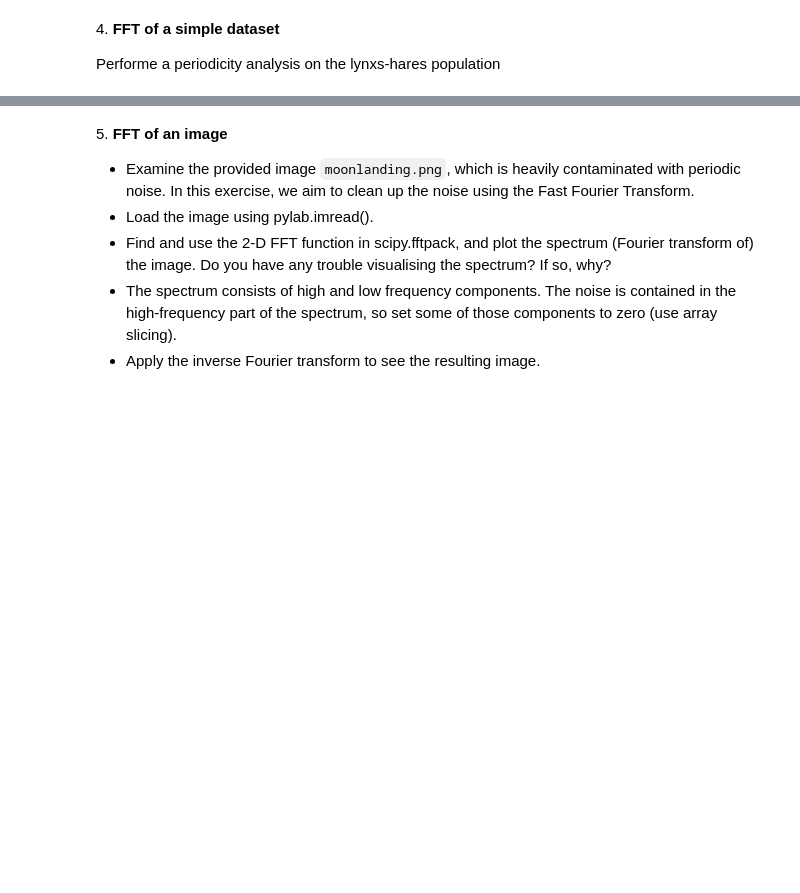
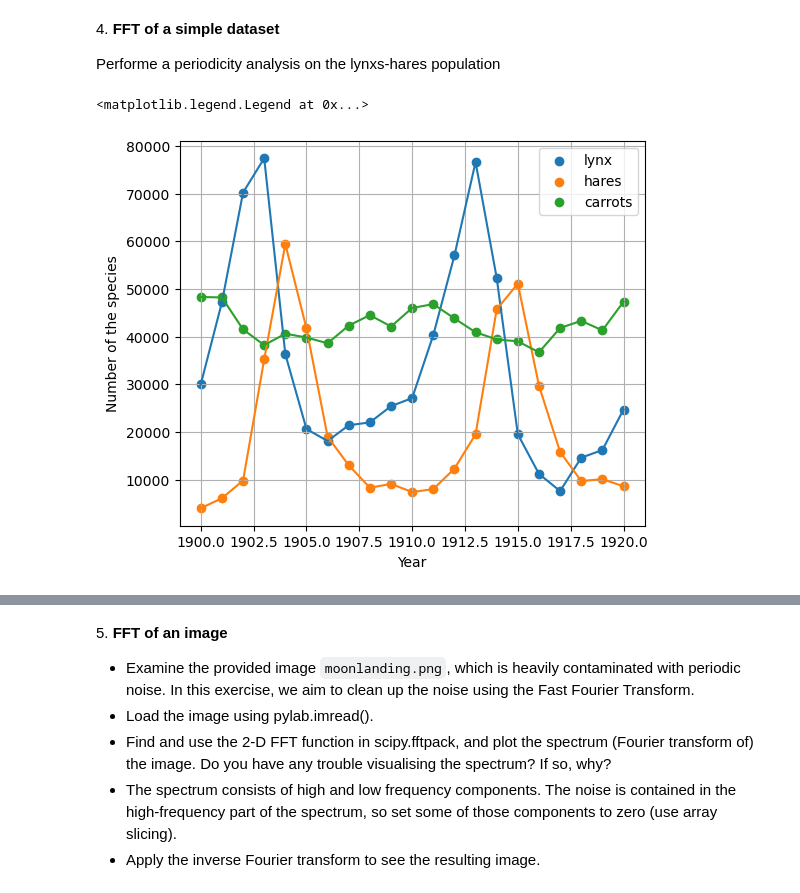
Before and after one commit to vepe99/LaboratoryOfComputationalPhysics_Y5, a Jupyter notebook: 09ex_Algorithms.ipynb, the cells around one changed output, grey strips where cells are left out. Drawn from its saved outputs; the diff is of its cells as text; code cells hidden in the pictures; blank space fills up the shorter version.

Commit message:
ex9 till Lynx

```diff
--- a/09ex_Algorithms.ipynb
+++ b/09ex_Algorithms.ipynb
@@ -210,3 +210,24 @@ df
 4\. **FFT of a simple dataset**
 
 Performe a periodicity analysis on the lynxs-hares population
+# %%
+data = np.loadtxt('populations.txt')
+
+year, lynx, hares, carrots = data[:, 0], data[:, 1], data[:, 2], data[:, 3]
+plt.figure(figsize=(6,5))
+plt.scatter(year, lynx, label='lynx')
+plt.plot(year, lynx)
+
+plt.scatter(year, hares, label='hares')
+plt.plot(year, hares)
+
+plt.scatter(year, carrots, label='carrots')
+plt.plot(year, carrot)
+
+plt.xlabel('Year')
+plt.ylabel('Number of the species')
+plt.grid()
+plt.legend()
+# %% [output]
+<matplotlib.legend.Legend at 0x...>
+[figure, added]
```
Also changed, not shown: parts of 6 cells of this notebook.
